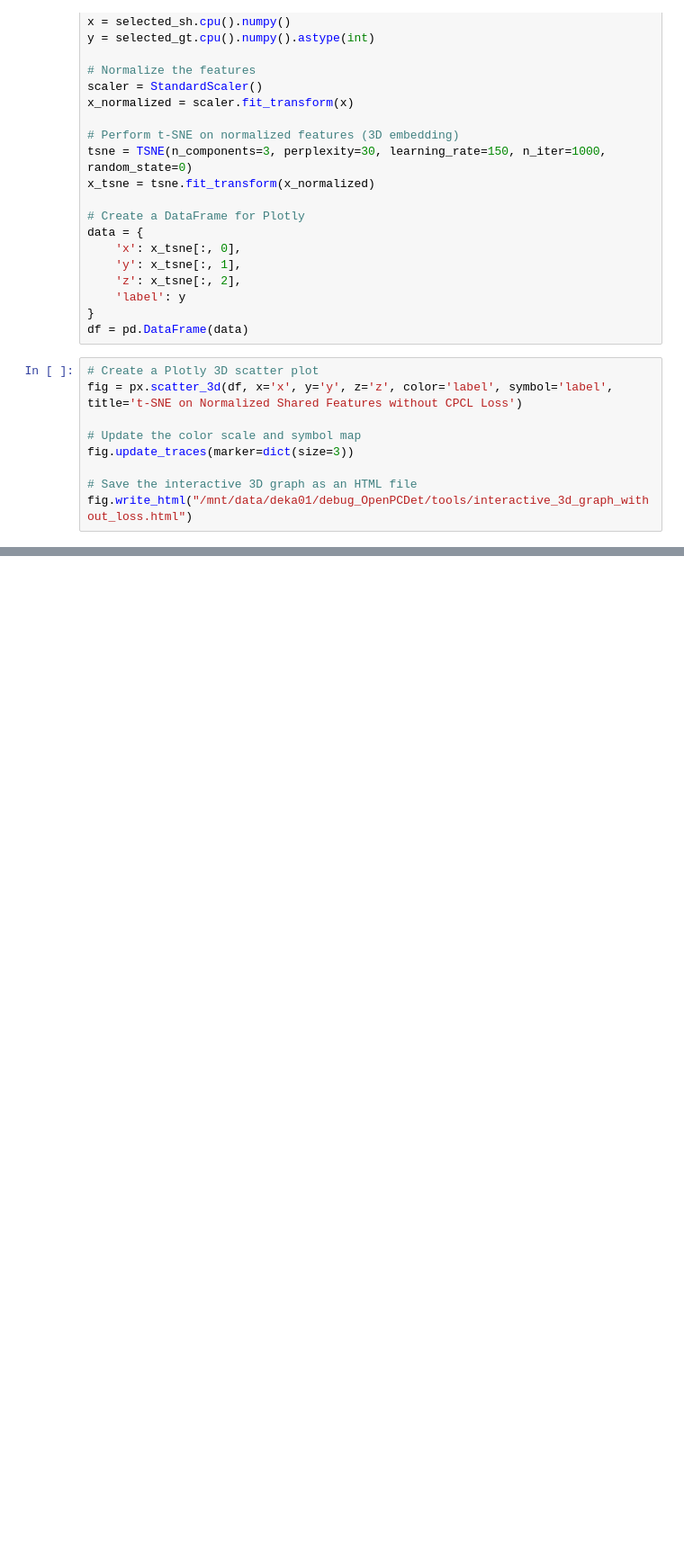
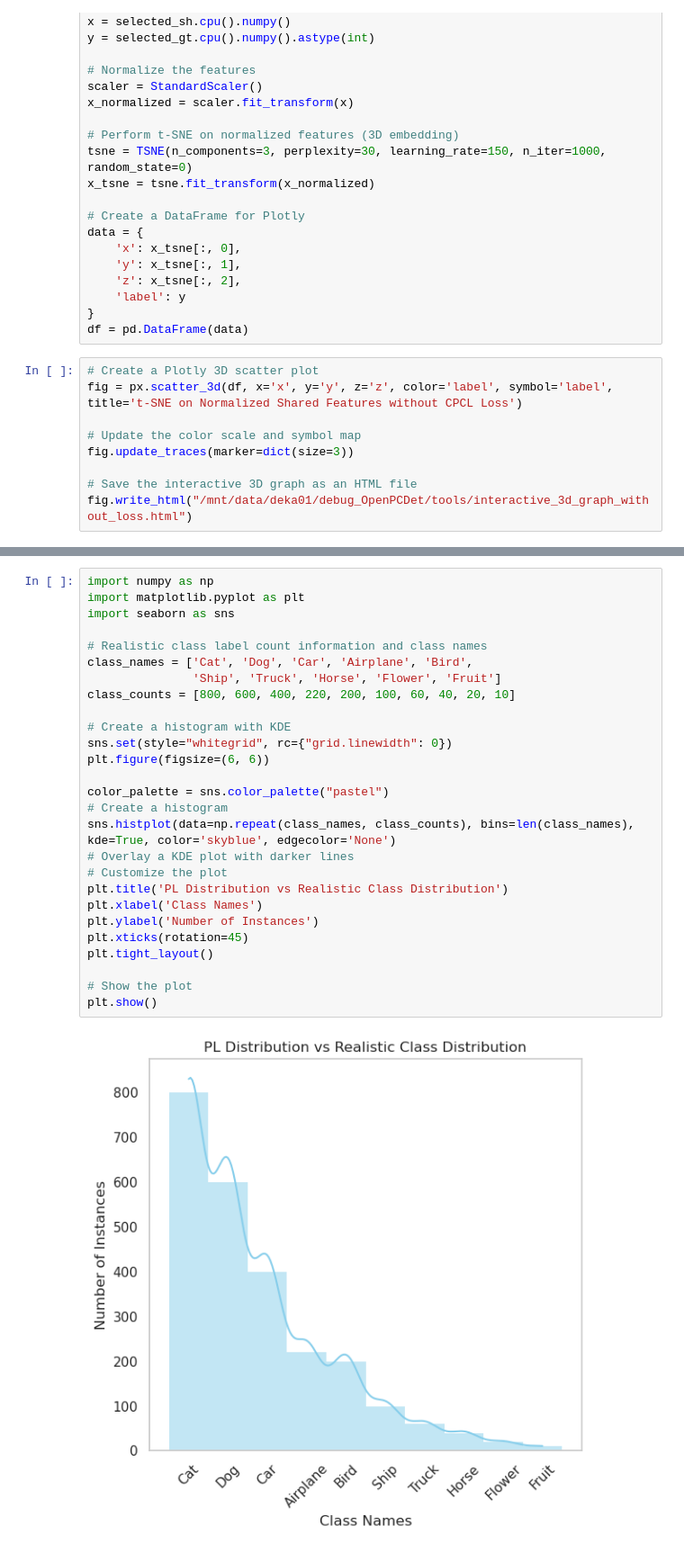
Before and after one commit to deepsthewarrior/OpenPCDet, a Jupyter notebook: tools/loss_features_analysis.ipynb, the cells around one changed output, grey strips where cells are left out. Shown at 90% size. Cells and saved outputs as stored; diff of their text form; blank space fills up the shorter version.

```diff
--- a/tools/loss_features_analysis.ipynb
+++ b/tools/loss_features_analysis.ipynb
@@ -284,0 +409,29 @@ fig.write_html("/mnt/data/deka01/debug_OpenPCDet/tools/interactive_3d_graph_with
+# %%
+import numpy as np
+import matplotlib.pyplot as plt
+import seaborn as sns
+
+# Realistic class label count information and class names
+class_names = ['Cat', 'Dog', 'Car', 'Airplane', 'Bird',
+               'Ship', 'Truck', 'Horse', 'Flower', 'Fruit']
+class_counts = [800, 600, 400, 220, 200, 100, 60, 40, 20, 10]
+
+# Create a histogram with KDE
+sns.set(style="whitegrid", rc={"grid.linewidth": 0})
+plt.figure(figsize=(6, 6))
+
+color_palette = sns.color_palette("pastel")
+# Create a histogram
+sns.histplot(data=np.repeat(class_names, class_counts), bins=len(class_names), kde=True, color='skyblue', edgecolor='None')
+# Overlay a KDE plot with darker lines
+# Customize the plot
+plt.title('PL Distribution vs Realistic Class Distribution')
+plt.xlabel('Class Names')
+plt.ylabel('Number of Instances')
+plt.xticks(rotation=45)
+plt.tight_layout()
+
+# Show the plot
+plt.show()
+# %% [output]
+[figure, added]
```
Also changed, not shown: parts of 23 cells of this notebook.
